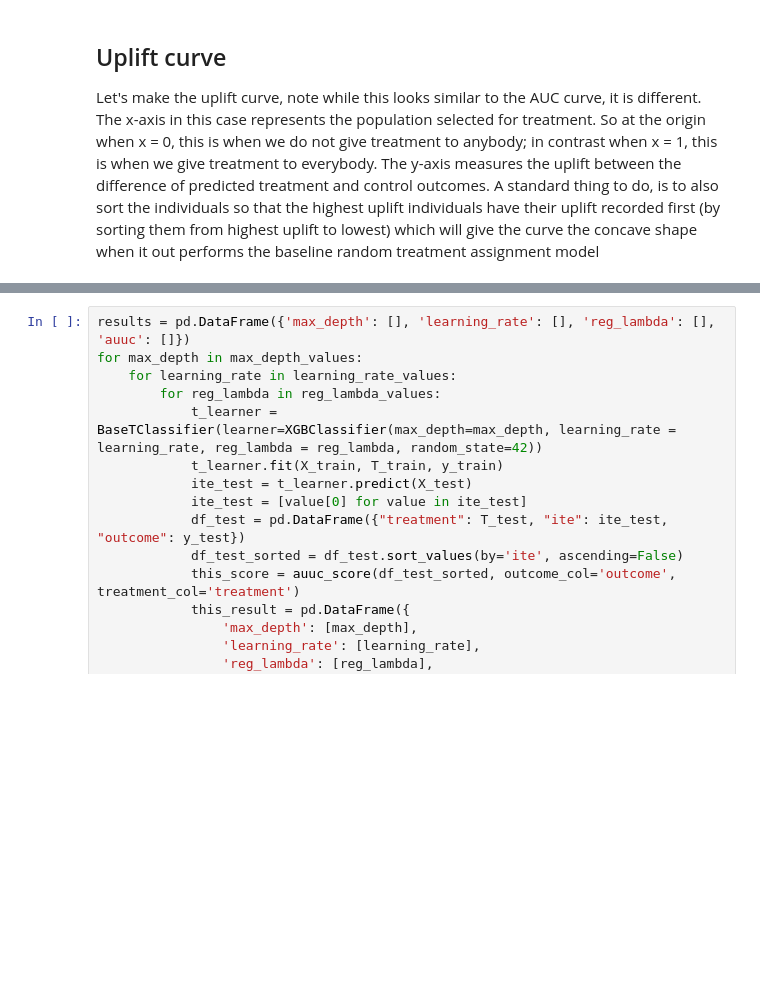
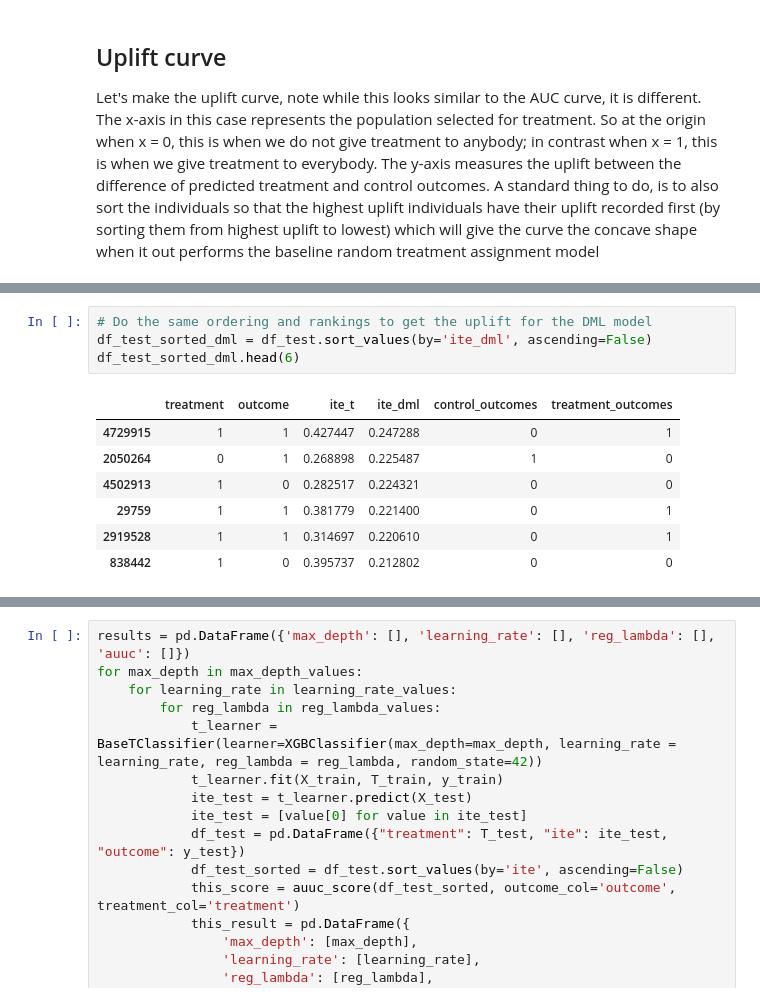
Before and after one commit to LingyiKong353/ML-Projects, a Jupyter notebook: Causal-Inference-In-Marketing/Causal Inference In Marketing.ipynb, the cells around one changed output, grey strips where cells are left out. Cells and saved outputs as stored; diff of their text form; blank space fills up the shorter version.

```diff
--- a/Causal-Inference-In-Marketing/Causal Inference In Marketing.ipynb
+++ b/Causal-Inference-In-Marketing/Causal Inference In Marketing.ipynb
@@ -323,0 +162,12 @@ reg_lambda_values = [0, 1, 2]
+# %%
+# Do the same ordering and rankings to get the uplift for the DML model
+df_test_sorted_dml = df_test.sort_values(by='ite_dml', ascending=False)
+df_test_sorted_dml.head(6)
+# %% [output]
+|  | treatment | outcome | ite_t | ite_dml | control_outcomes | treatment_outcomes |
+| 4729915 | 1 | 1 | 0.427447 | 0.247288 | 0 | 1 |
+| 2050264 | 0 | 1 | 0.268898 | 0.225487 | 1 | 0 |
+| 4502913 | 1 | 0 | 0.282517 | 0.224321 | 0 | 0 |
+| 29759 | 1 | 1 | 0.381779 | 0.221400 | 0 | 1 |
+| 2919528 | 1 | 1 | 0.314697 | 0.220610 | 0 | 1 |
+| 838442 | 1 | 0 | 0.395737 | 0.212802 | 0 | 0 |
```
Also changed, not shown: parts of 81 cells of this notebook, 1 other file.
